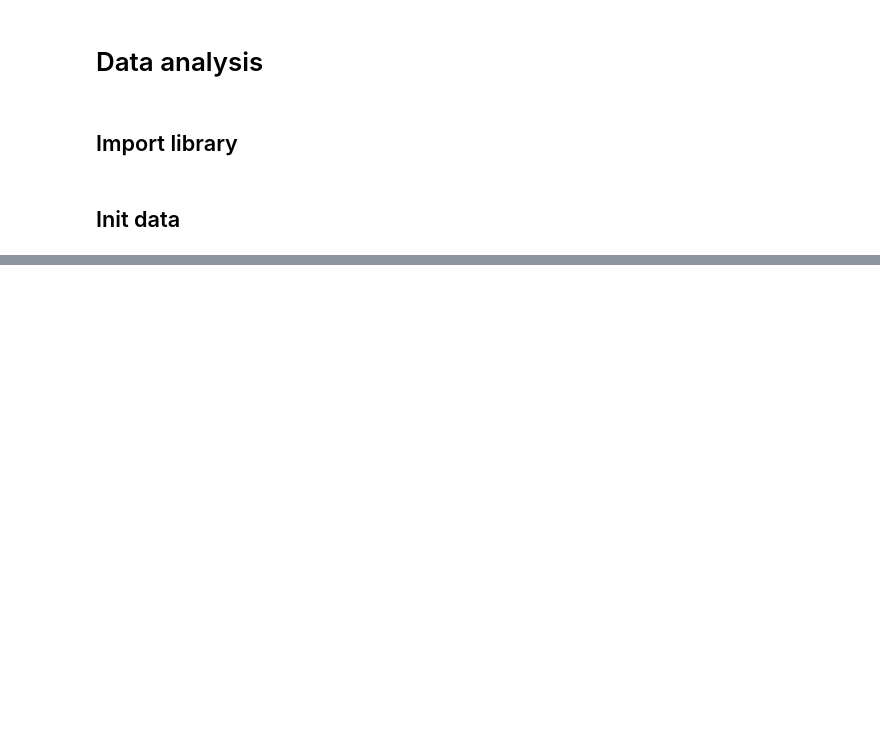
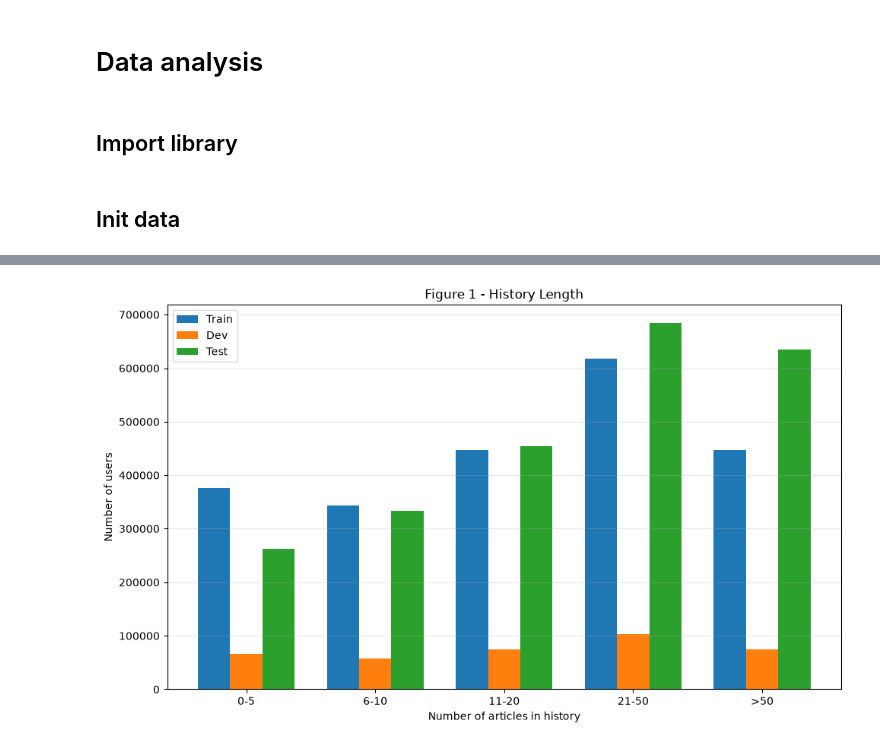
Before and after one commit to MinDag0612/news-recommendation-system, a Jupyter notebook: notebooks/data_analysis.ipynb, the cells around one changed output, grey strips where cells are left out. Cells and saved outputs as stored; diff of their text form; code cells hidden in the pictures; blank space fills up the shorter version.

```diff
--- a/notebooks/data_analysis.ipynb
+++ b/notebooks/data_analysis.ipynb
@@ -158,0 +196,36 @@ Behaviours Dataset Statistics
+# %%
+history_bins = [-1, 5, 10, 20, 50, float("inf")]
+history_labels = ["0-5", "6-10", "11-20", "21-50", ">50"]
+
+history_length_counts = pd.DataFrame({
+    set_name: pd.cut(
+        history_lengths[set_name],
+        bins=history_bins,
+        labels=history_labels
+    ).value_counts().reindex(history_labels, fill_value=0)
+    for set_name in set_names
+})
+
+plt.figure(figsize=(10, 6))
+
+x_positions = np.arange(len(history_labels))
+bar_width = 0.25
+
+for index, set_name in enumerate(set_names):
+    plt.bar(
+        x_positions + (index - 1) * bar_width,
+        history_length_counts[set_name],
+        bar_width,
+        label=set_name.capitalize()
+    )
+
+plt.title("Figure 1 - History Length")
+plt.xlabel("Number of articles in history")
+plt.ylabel("Number of users")
+plt.xticks(x_positions, history_labels)
+plt.legend()
+plt.grid(axis="y", alpha=0.3)
+plt.tight_layout()
+plt.show()
+# %% [output]
+[figure, added]
```
Also changed, not shown: parts of 6 cells of this notebook, 16 other files.
